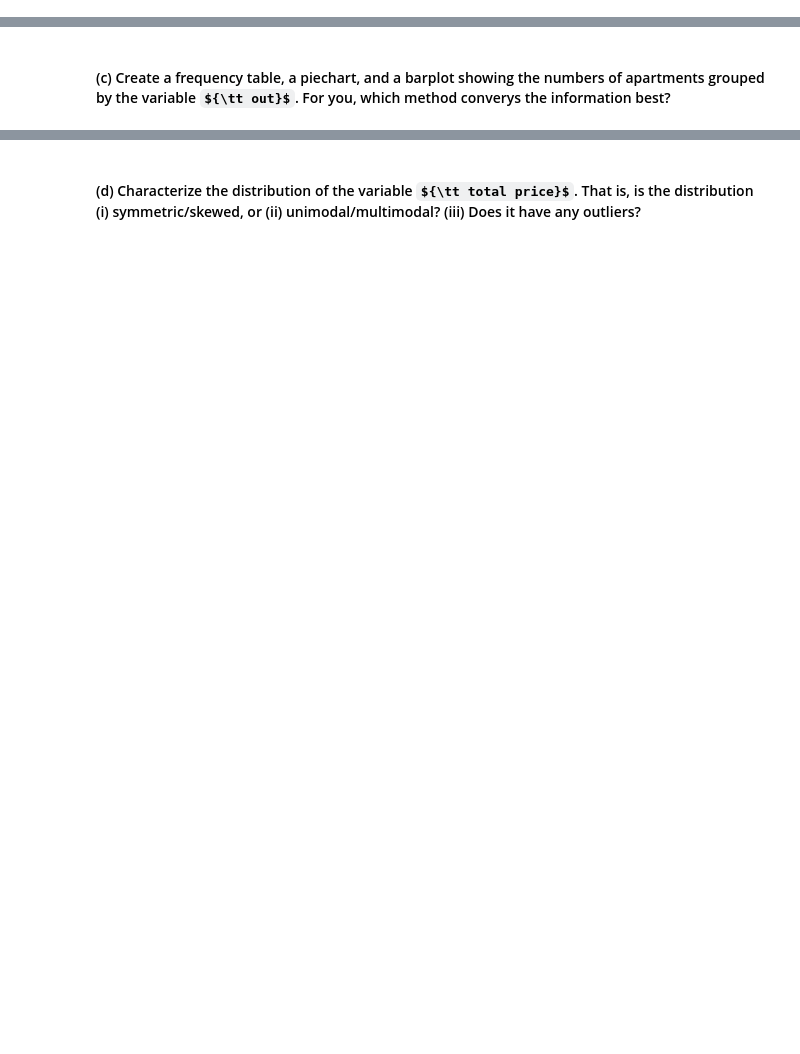
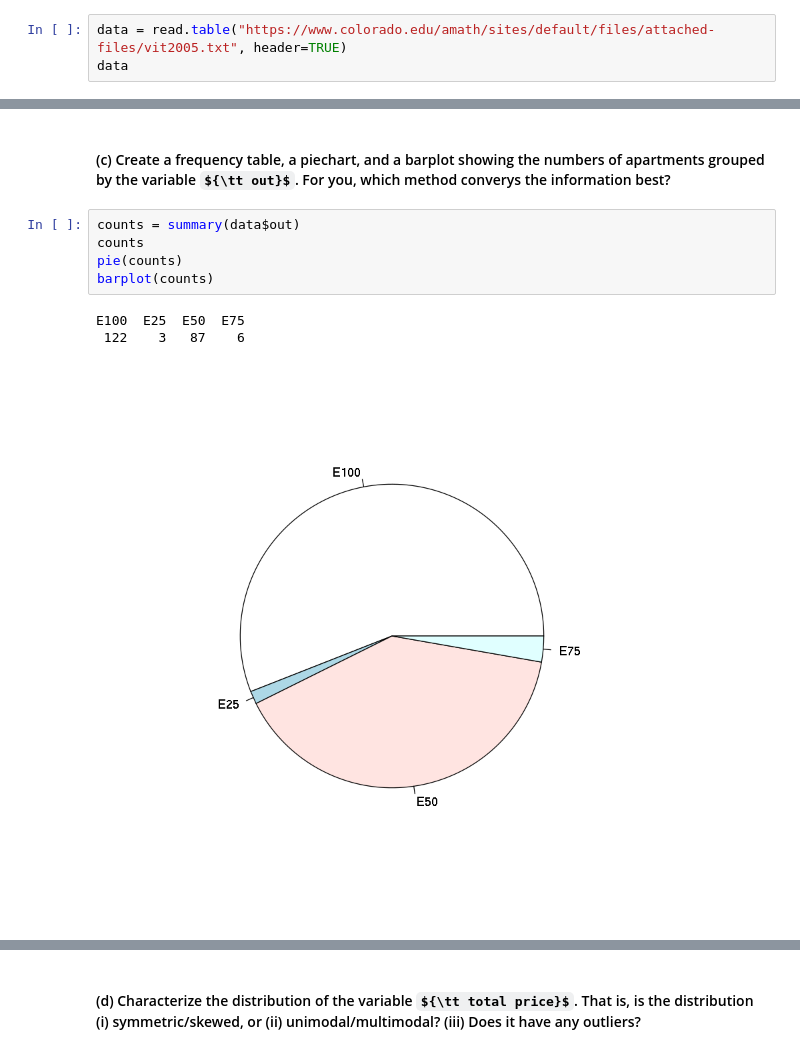
Before and after one commit to dskrenta/appm-4570, a Jupyter notebook: week1/hwk1_Sp18_appm4570-computational.ipynb, the cells around one changed output, grey strips where cells are left out. Saved outputs shown, nothing was run; the diff lists cells and outputs as text; some formulas as TeX source; blank space fills up the shorter version.

```diff
--- a/week1/hwk1_Sp18_appm4570-computational.ipynb
+++ b/week1/hwk1_Sp18_appm4570-computational.ipynb
@@ -69,3 +162,6 @@ Here are descriptions of the variables:
 14. heating (a factor indicating the type of heating with levels 1A, 3A, 3B, and 4A which correspond to: no heating, low-standard private heating, high-standard private heating, and central heating, respectively.)
 
 15. storage (the number of storage rooms outside of the apartment)
+# %%
+data = read.table("https://www.colorado.edu/amath/sites/default/files/attached-files/vit2005.txt", header=TRUE)
+data
@@ -74,2 +208,11 @@ Here are descriptions of the variables:
 # %% [markdown]
 #### (c) Create a frequency table, a piechart, and a barplot showing the numbers of apartments grouped by the variable ${\tt out}$. For you, which method converys the information best?
+# %%
+counts = summary(data$out)
+counts
+pie(counts)
+barplot(counts)
+# %% [output]
+E100  E25  E50  E75
+ 122    3   87    6
+[figure, added]
```
Also changed, not shown: parts of 14 cells of this notebook, 1 other file.
